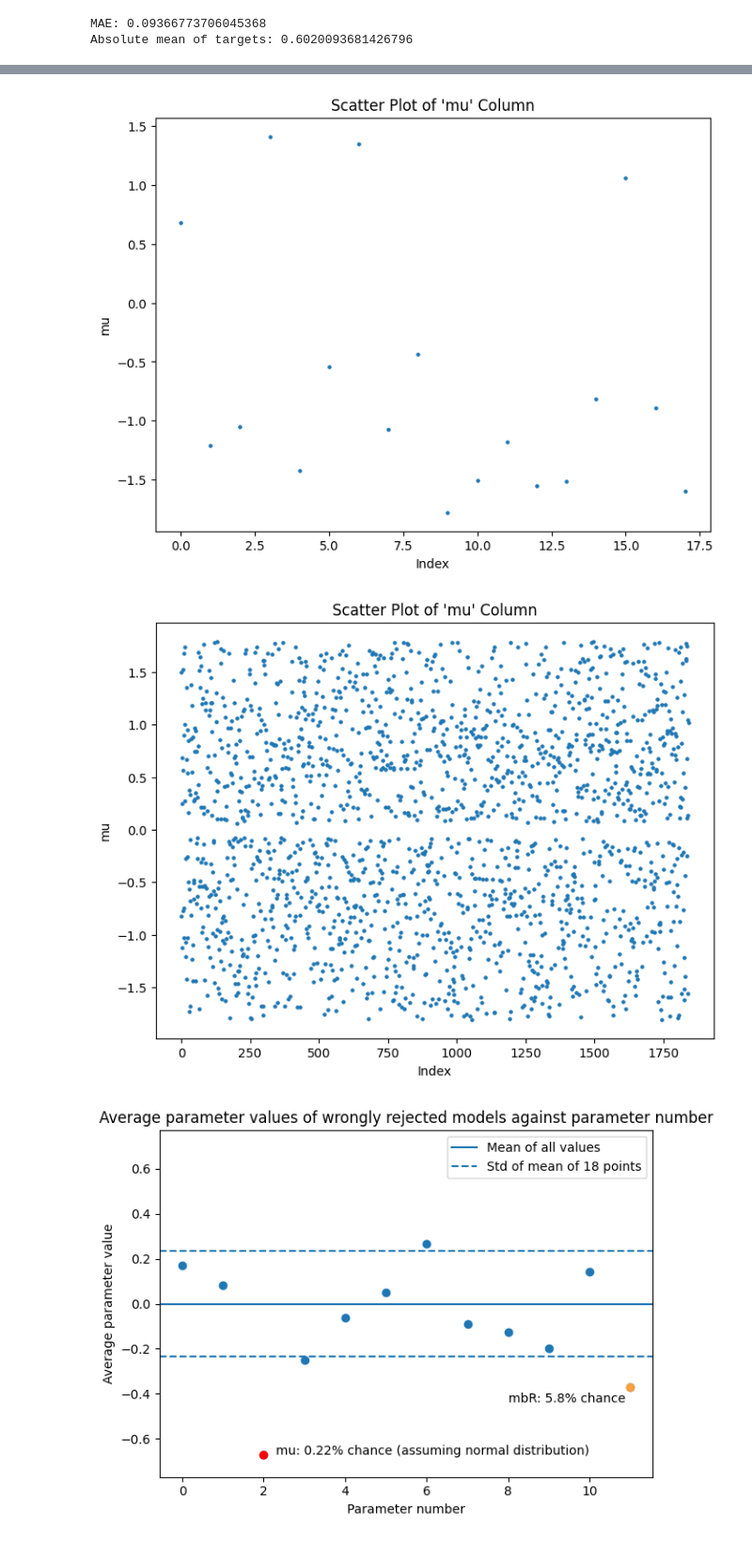
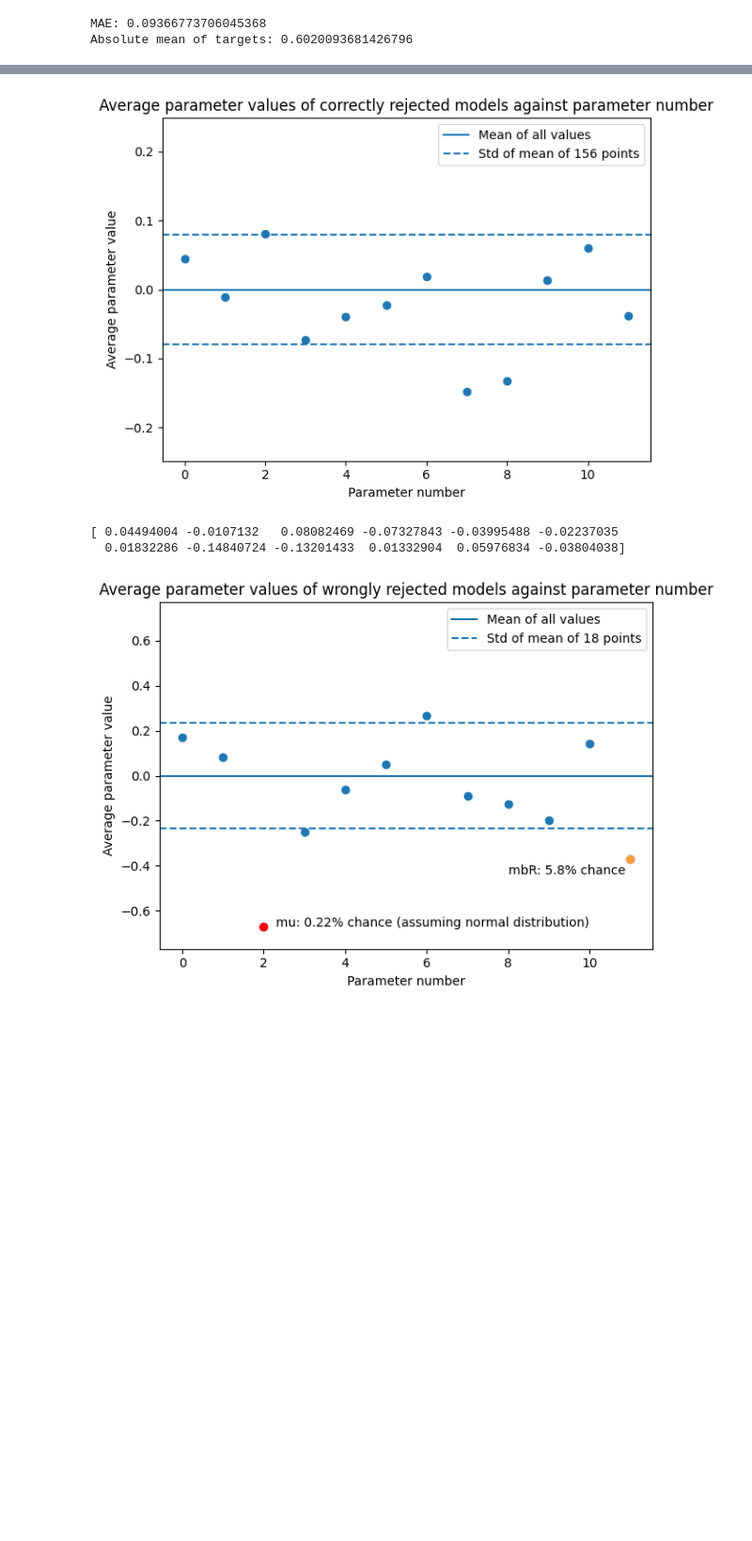
Before and after one commit to benvlasto/MPhys-Project, a Jupyter notebook: exploring_CLs_model_output.ipynb, the cells around one changed output, grey strips where cells are left out. Shown at 94% size. Cells and saved outputs as stored; diff of their text form; code cells hidden in the pictures; blank space fills up the shorter version.

Commit message:
Plotted parameter averages for correctly rejected models

```diff
--- a/exploring_CLs_model_output.ipynb
+++ b/exploring_CLs_model_output.ipynb
@@ -33,5 +33,12 @@ Absolute mean of targets: 0.6020093681426796
 # Create dataframe of wrongly rejected models, for which predicted CLs < 3.5e-5 and true CLs > 0.05
 comparison_df = input_df
 comparison_df["Predictions"] = predictions
-wrongly_rejected_models = comparison_df.loc[(comparison_df["Predictions"] < 3.5e-5) > (comparison_df["Final__CLs"] < 0.05)]
+pred_reject = comparison_df["Predictions"] < 3.5e-5
+target_reject = comparison_df["Final__CLs"] < 0.05
+wrongly_rejected_models = comparison_df.loc[pred_reject > target_reject]
+
+# Create dataframe of correctly rejected models
+correctly_predicted_models = comparison_df.loc[pred_reject == target_reject]
+correctly_rejected_models = correctly_predicted_models.loc[pred_reject == True]
+len(correctly_rejected_models)
 # %% [output]
@@ -65,10 +46,31 @@ def plot_scatter_from_df(df, column_name):
-# %%
-col_name = "mu"
-plot_scatter_from_df(wrongly_rejected_models, col_name)
-plot_scatter_from_df(input_df, col_name)
-# %% [output]
-[figure, removed]
-[figure, removed]
+# %%
+# Extract average of each parameter for correctly rejected models
+col_avg = correctly_rejected_models.mean(axis=0).values
+num_models = len(correctly_rejected_models)
+
+# Remove predictions and targets
+col_avg = col_avg[0:-2]
+
+# Plot column averages against column number
+plt.axhline(0)
+std_of_mean = 1/np.sqrt(num_models)
+plt.axhline(std_of_mean, linestyle="--")
+plt.axhline(-std_of_mean, linestyle="--")
+y_lim = max(abs(col_avg)) + 0.1
+plt.ylim(top=y_lim, bottom=-y_lim)
+plt.title("Average parameter values of correctly rejected models against parameter number")
+plt.xlabel("Parameter number")
+plt.ylabel("Average parameter value")
+plt.legend(["Mean of all values", "Std of mean of 156 points"])
+plt.scatter(range(len(col_avg)), col_avg)
+
+plt.tight_layout()
+plt.show()
+print(col_avg)
+# %% [output]
+[figure, added]
+[ 0.04494004 -0.0107132   0.08082469 -0.07327843 -0.03995488 -0.02237035
+  0.01832286 -0.14840724 -0.13201433  0.01332904  0.05976834 -0.03804038]
 # %%
 # Extract average of each parameter for incorrectly rejected models
 col_avg = wrongly_rejected_models.mean(axis=0).values
```
Also changed, not shown: parts of 2 cells of this notebook, 2 other files.
